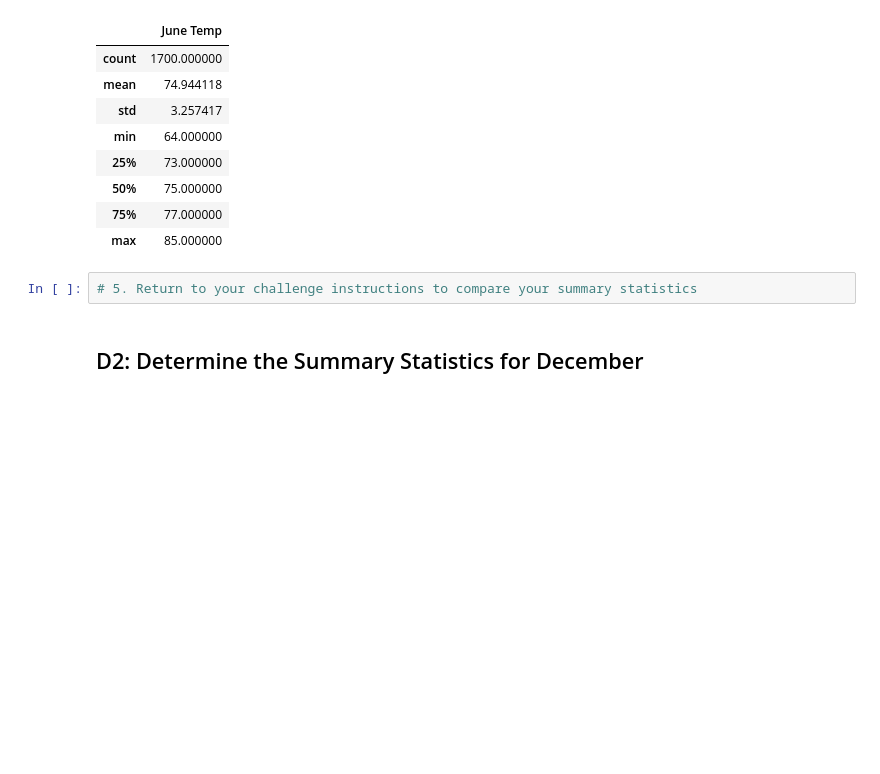
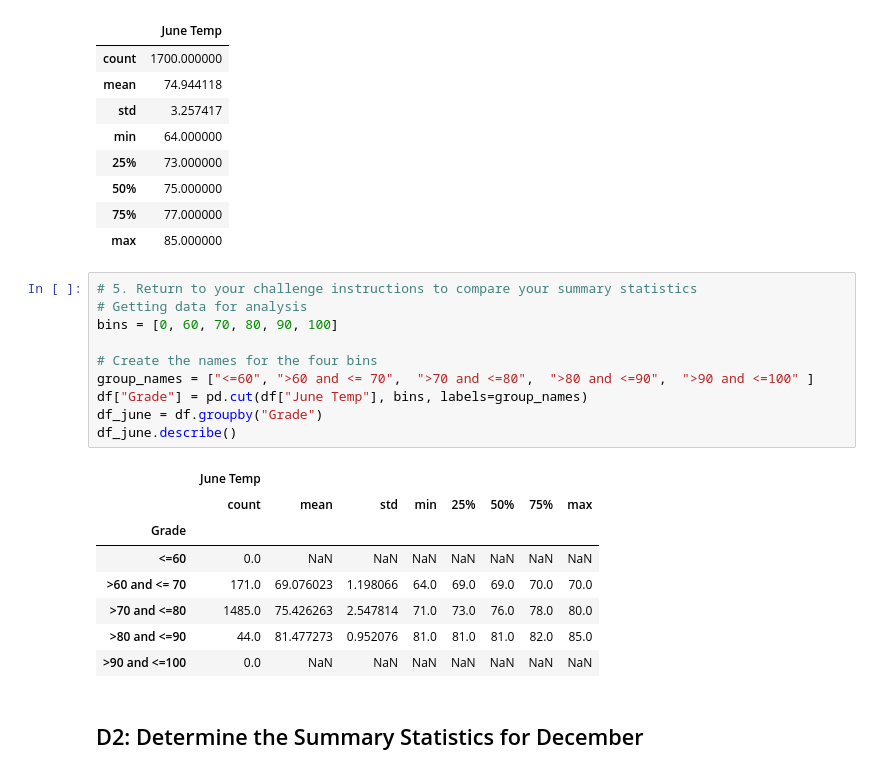
Before and after one commit to vishaldeo/surfs_up, a Jupyter notebook: SurfsUp_Challenge.ipynb, the cells around one changed output. Saved outputs shown, nothing was run; the diff lists cells and outputs as text; blank space fills up the shorter version.

Commit message:
Added Analysis

```diff
--- a/SurfsUp_Challenge.ipynb
+++ b/SurfsUp_Challenge.ipynb
@@ -103,8 +103,25 @@ df.describe()
 | 50% | 75.000000 |
 | 75% | 77.000000 |
 | max | 85.000000 |
-# %%
-# 5. Return to your challenge instructions to compare your summary statistics
+# %%
+# 5. Return to your challenge instructions to compare your summary statistics
+# Getting data for analysis
+bins = [0, 60, 70, 80, 90, 100]
+
+# Create the names for the four bins
+group_names = ["<=60", ">60 and <= 70",  ">70 and <=80",  ">80 and <=90",  ">90 and <=100" ]
+df["Grade"] = pd.cut(df["June Temp"], bins, labels=group_names)
+df_june = df.groupby("Grade")
+df_june.describe()
+# %% [output]
+|  | June Temp |  |  |  |  |  |  |  |
+|  | count | mean | std | min | 25% | 50% | 75% | max |
+| Grade |  |  |  |  |  |  |  |  |
+| <=60 | 0.0 | NaN | NaN | NaN | NaN | NaN | NaN | NaN |
+| >60 and <= 70 | 171.0 | 69.076023 | 1.198066 | 64.0 | 69.0 | 69.0 | 70.0 | 70.0 |
+| >70 and <=80 | 1485.0 | 75.426263 | 2.547814 | 71.0 | 73.0 | 76.0 | 78.0 | 80.0 |
+| >80 and <=90 | 44.0 | 81.477273 | 0.952076 | 81.0 | 81.0 | 81.0 | 82.0 | 85.0 |
+| >90 and <=100 | 0.0 | NaN | NaN | NaN | NaN | NaN | NaN | NaN |
 # %% [markdown]
 ## D2: Determine the Summary Statistics for December
 # %%
```
Also changed, not shown: parts of 3 cells of this notebook.
